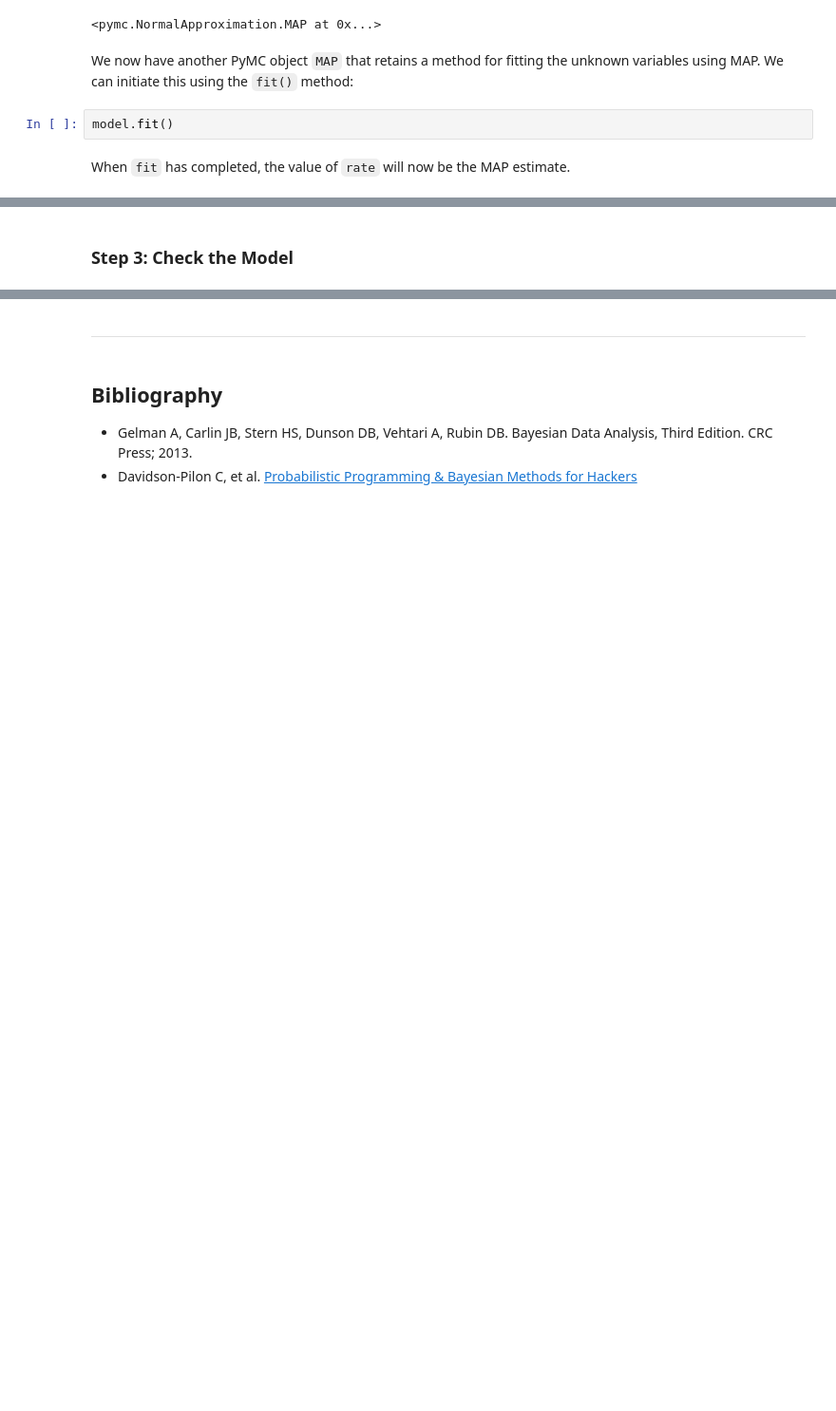
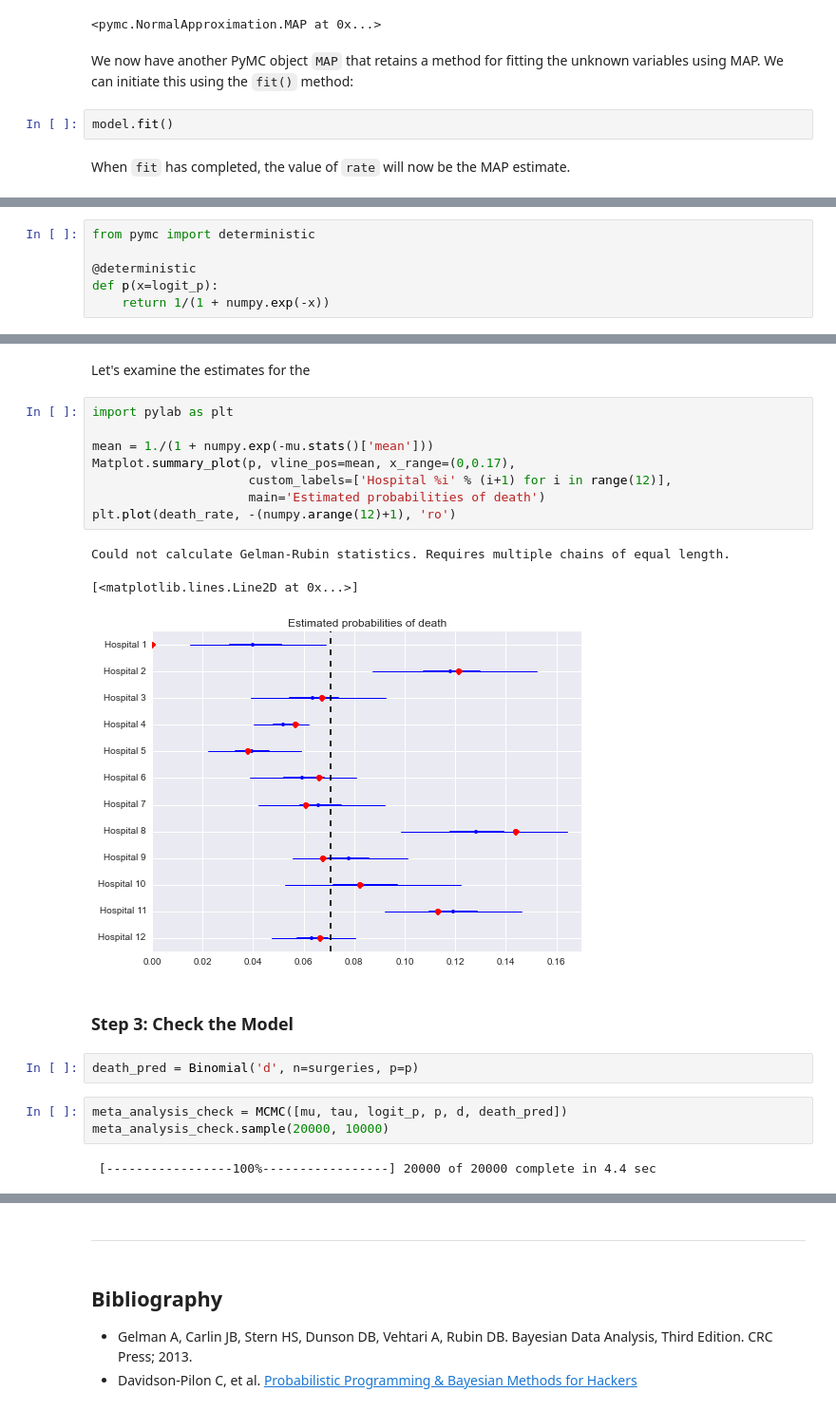
Before and after one commit to fonnesbeck/AHRQ_Complex_Interventions, a Jupyter notebook: Introduction to Bayesian Computing.ipynb, the cells around one changed output, grey strips where cells are left out. Shown at 95% size. Cells and saved outputs as stored; diff of their text form; blank space fills up the shorter version.

```diff
--- a/Introduction to Bayesian Computing.ipynb
+++ b/Introduction to Bayesian Computing.ipynb
@@ -669,0 +748,6 @@ As we might expect, the estimate is very close to zero!
+# %%
+from pymc import deterministic
+
+@deterministic
+def p(x=logit_p):
+    return 1/(1 + numpy.exp(-x))
@@ -670,2 +801,23 @@ As we might expect, the estimate is very close to zero!
+# %% [markdown]
+Let's examine the estimates for the
+# %%
+import pylab as plt
+
+mean = 1./(1 + numpy.exp(-mu.stats()['mean']))
+Matplot.summary_plot(p, vline_pos=mean, x_range=(0,0.17),
+                     custom_labels=['Hospital %i' % (i+1) for i in range(12)],
+                     main='Estimated probabilities of death')
+plt.plot(death_rate, -(numpy.arange(12)+1), 'ro')
+# %% [output]
+Could not calculate Gelman-Rubin statistics. Requires multiple chains of equal length.
+[<matplotlib.lines.Line2D at 0x...>]
+[figure, added]
 # %% [markdown]
 ### Step 3: Check the Model
+# %%
+death_pred = Binomial('d', n=surgeries, p=p)
+# %%
+meta_analysis_check = MCMC([mu, tau, logit_p, p, d, death_pred])
+meta_analysis_check.sample(20000, 10000)
+# %% [output]
+ [-----------------100%-----------------] 20000 of 20000 complete in 4.4 sec
```
Also changed, not shown: parts of 40 cells of this notebook.
